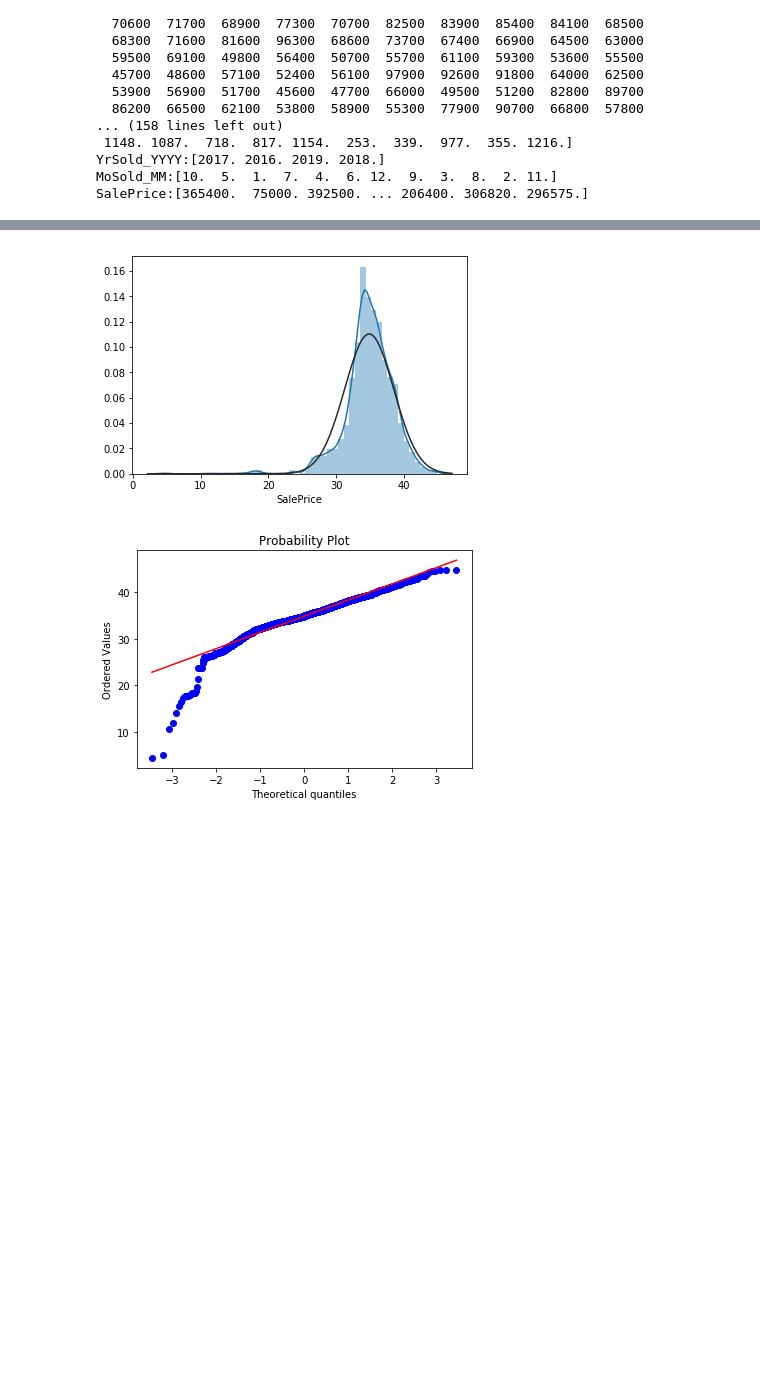
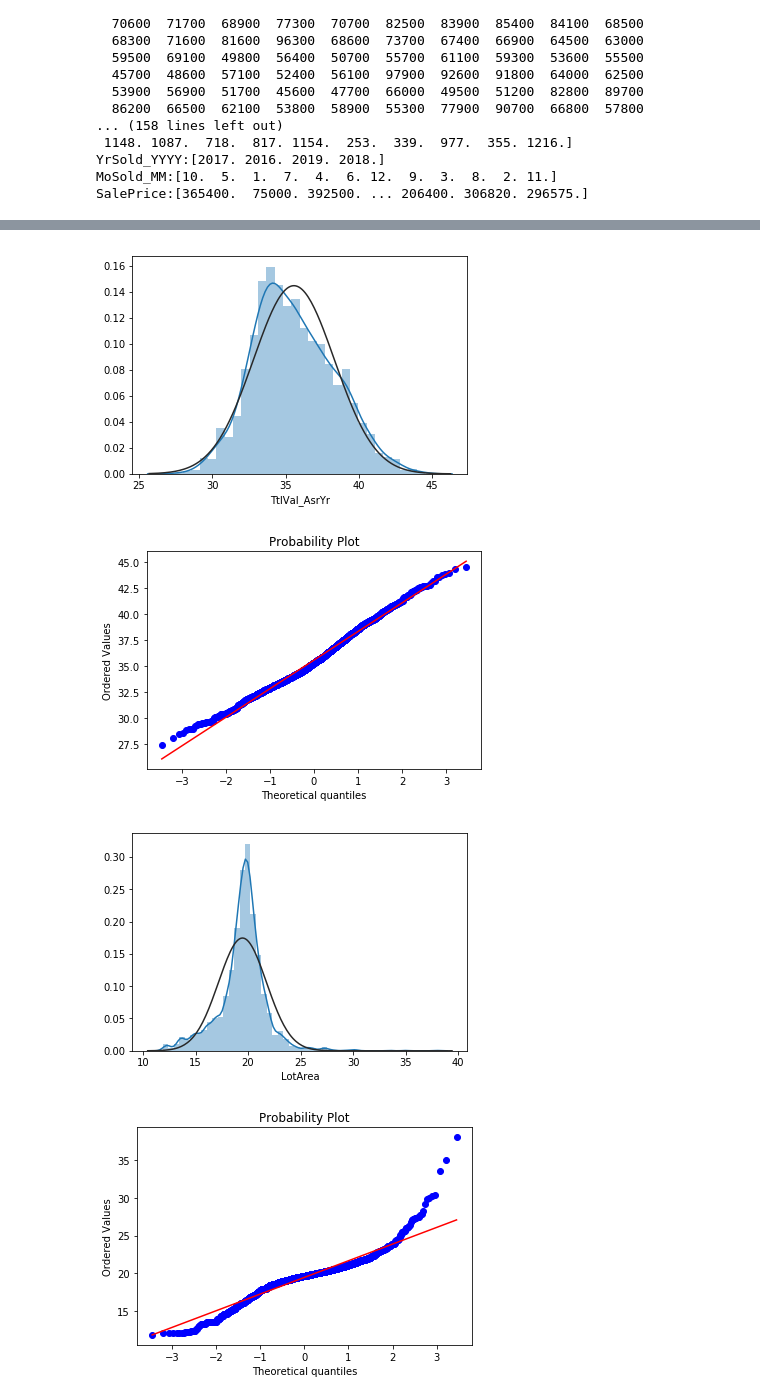
Before and after one commit to ber0-0/BrainStation-Capstone-Sale-Price-Prediction, a Jupyter notebook: Transaction.ipynb, the cells around one changed output, grey strips where cells are left out. Saved outputs shown, nothing was run; the diff lists cells and outputs as text; code cells hidden in the pictures; blank space fills up the shorter version.

```diff
--- a/Transaction.ipynb
+++ b/Transaction.ipynb
@@ -178,0 +273,3 @@ df.drop([df.index[4],df.index[5]],inplace=True)
+# %%
+df['YrSold_YYYY'] = df['YrSold_YYYY'].astype('int32').astype('object')
+df['YrSold_YYYY'].dtypes
@@ -178,0 +278,3 @@ df.drop([df.index[4],df.index[5]],inplace=True)
+# %%
+df['MoSold_MM'] = df['MoSold_MM'].astype('int32').astype('object')
+df['MoSold_MM'].dtypes
@@ -201,2 +305,5 @@ plt.show()
+# %%
+df['Pool'] = np.where(df['PoolArea']==0, 0, 1).astype('object')
+df['Garage'] = np.where(df['GarageArea']==0, 0, 1).astype('object')
 # %%
-df.drop(['LndAc_S','OthAc_S', 'Cars'], axis=1, inplace=True)
+df.drop(['LndAc_S','OthAc_S', 'Cars', 'PoolArea', 'GarYrBlt', 'NmbrBRs'], axis=1, inplace=True)
@@ -265,10 +360,13 @@ Transformed GarYrBlt
 Transformed SalePrice
 # %%
-sns.distplot(df['SalePrice'], fit = norm);
+for item in skew_feat:
+    sns.distplot(df[item], fit = norm);
 
-plt.figure()
-stats.probplot(df['SalePrice'], plot=plt)
-plt.show()
+    plt.figure()
+    stats.probplot(df[item], plot=plt)
+    plt.show()
 # %% [output]
-[figure, old version]
+[figure, new version]
-[figure, old version]
+[figure, new version]
+[figure, added]
+[figure, added]
```
Also changed, not shown: parts of 46 cells of this notebook.
